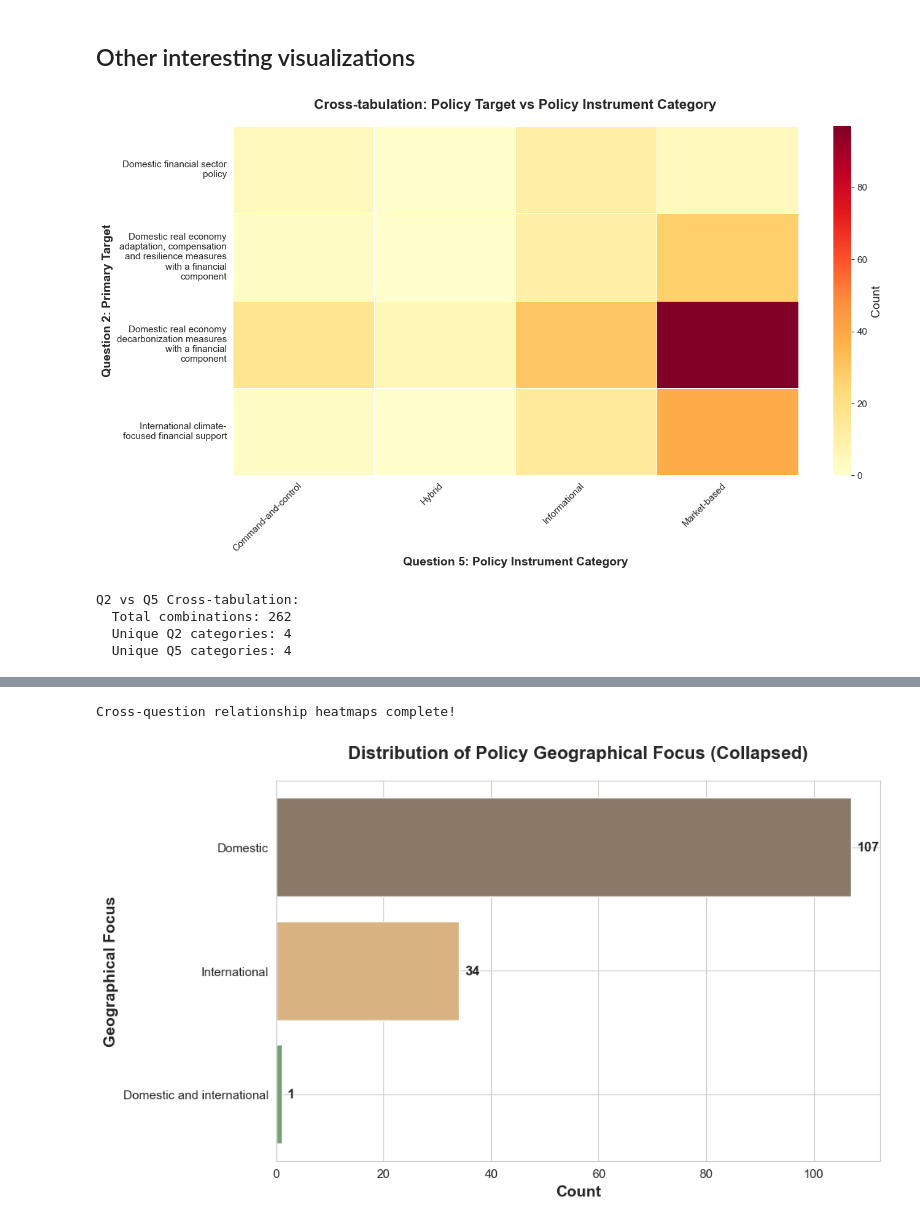
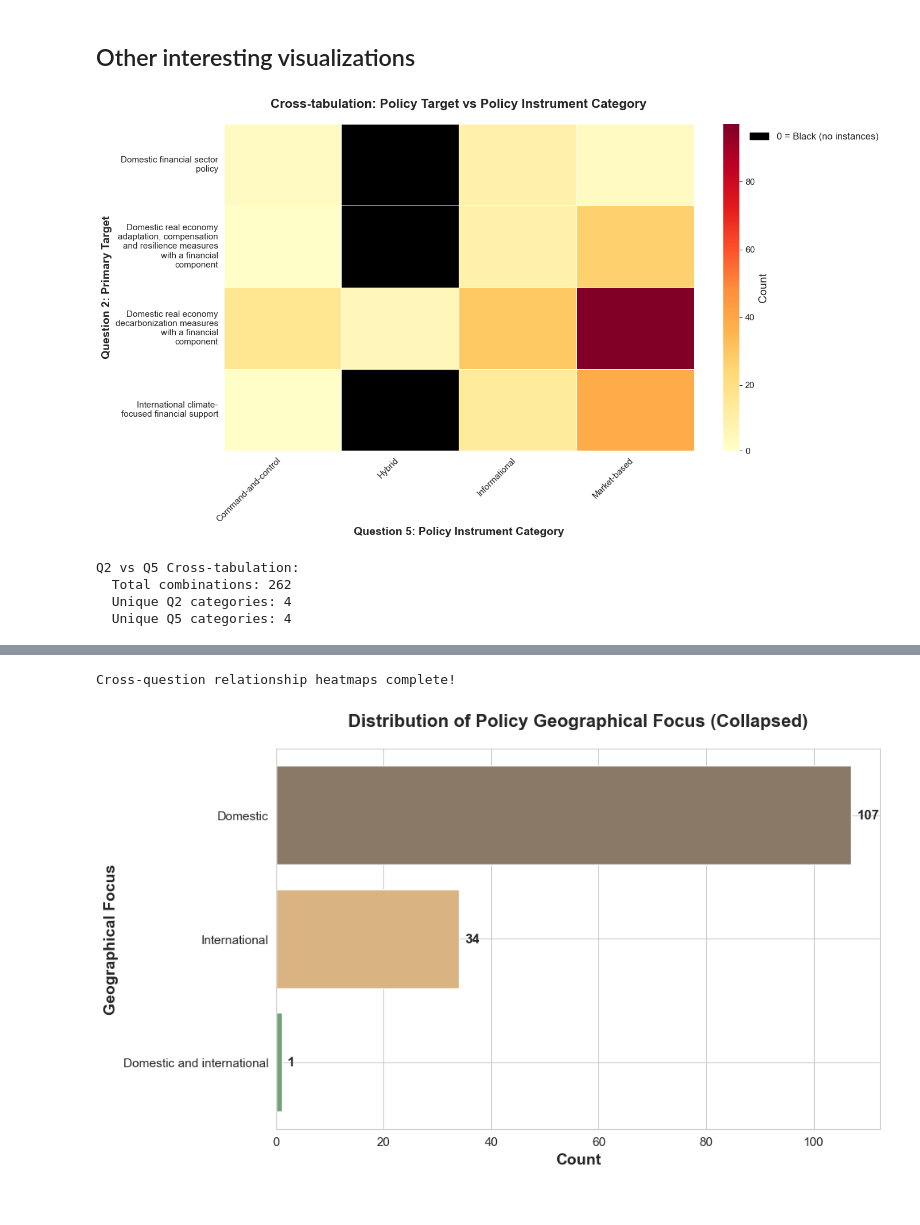
Before and after one commit to georgiaray/VectorLaw, a Jupyter notebook: phase_2/classification/visualization.ipynb, the cells around one changed output, grey strips where cells are left out. Cells and saved outputs as stored; diff of their text form; code cells hidden in the pictures.

Commit message:
Update classification and visualization notebooks

```diff
--- a/phase_2/classification/visualization.ipynb
+++ b/phase_2/classification/visualization.ipynb
@@ -1225,6 +1225,7 @@ ____
 ## 1. Cross-Question Relationship Heatmaps
 
 import textwrap
+import matplotlib as mpl
 
 # Set up plotting style
 sns.set_style("whitegrid")
@@ -1248,10 +1249,53 @@ def wrap_labels(ax, axis='x', width=25):
         wrapped_labels = [textwrap.fill(l, width) for l in labels]
         ax.set_yticklabels(wrapped_labels, rotation=0)
 
+def heatmap_with_black_zero(data, ax, cmap="YlOrRd", **kwargs):
+    """
+    Custom heatmap that displays zeros as black.
+    Returns the (QuadMesh, colorbar) tuple.
+    Also adds a small black patch to the colorbar to denote '0 = Black' meaning.
+    """
+    norm = mpl.colors.Normalize(vmin=data.min().min(), vmax=data.max().max())
+    colors = plt.get_cmap(cmap)(np.linspace(0,1,256))
+    black = np.array([[0,0,0,1]])
+    lst_colors = np.vstack([black, colors[1:]])
+    listed = mpl.colors.ListedColormap(lst_colors)
+    class ZeroBlackNormalize(mpl.colors.Normalize):
+        def __init__(self, vmin=None, vmax=None):
+            super().__init__(vmin, vmax)
+        def __call__(self, value, clip=None):
+            arr = np.ma.masked_invalid(value)
+            # If vmax==1: only 0 and 1 possible
+            if self.vmax <= 1:
+                normed = np.where(arr<=0, 0, 1)
+            else:
+                normed = np.where(arr<=0, 0,
+                             (arr - 1) / (self.vmax - 1) * (len(lst_colors)-2) + 1 )
+            return normed / (len(lst_colors)-1)
+    # Plot heatmap
+    mesh = sns.heatmap(
+        data,
+        ax=ax,
+        cmap=listed,
+        norm=ZeroBlackNormalize(vmin=0, vmax=data.max().max()),
+        **kwargs
+    )
+    # Add a black patch on colorbar to explain "0 = Black"
+    cbar = mesh.collections[0].colorbar
+    if cbar is not None:
+        from matplotlib.patches import Patch
+        # Find current ticks and their colors
+        # Add a black patch with label '0 = Black (no instances)'
+        handles = []
+        handles.append(Patch(facecolor='black', edgecolor='black', label='0 = Black (no instances)'))
+        # Try to keep existing colorbar ticks, but not override main ones
+        cbar.ax.figure.subplots_adjust(right=0.85)
+        # Place the legend for black at the top of the colorbar
+        cbar.ax.legend(handles=handles, bbox_to_anchor=(1.1, 1), loc='upper left', frameon=False)
+    return mesh
+
 # 1.1 Question 2 vs Question 5 (Policy Target vs Policy Instrument Category)
-# Use the normalized question_2_df and question_5_split for better accuracy
 if 'question_2' in question_2_df.columns and 'category' in question_5_split.columns:
-    # Normalize Q2 categories to match the normalization function used earlier
     def normalize_q2_category(cat):
         if not cat or not isinstance(cat, str):
             return None
@@ -1267,21 +1311,15 @@ if 'question_2' in question_2_df.columns and 'category' in question_5_split.colu
             return "Domestic financial sector policy"
         return cat
 
-    # Get unique Q2 categories per document (normalized)
     q2_per_doc = question_2_df.groupby('unique_id')['question_2'].apply(
         lambda x: [normalize_q2_category(c) for c in x.unique() if normalize_q2_category(c)]
     ).to_dict()
-
-    # Get unique Q5 categories per document
     q5_per_doc = question_5_split.groupby('unique_id')['category'].apply(
         lambda x: x.unique().tolist()
     ).to_dict()
-
-    # Build cross-tabulation data
     q2_q5_data = []
     all_q2_cats = set()
     all_q5_cats = set()
-
     for uid in set(q2_per_doc.keys()) & set(q5_per_doc.keys()):
         q2_cats = q2_per_doc[uid]
         q5_cats = q5_per_doc[uid]
@@ -1294,17 +1332,15 @@ if 'question_2' in question_2_df.columns and 'category' in question_5_split.colu
                     })
                     all_q2_cats.add(q2_cat)
                     all_q5_cats.add(q5_cat)
-
     if q2_q5_data:
         q2_q5_df = pd.DataFrame(q2_q5_data)
         crosstab = pd.crosstab(q2_q5_df['Q2_Category'], q2_q5_df['Q5_Category'])
-
         fig, ax = plt.subplots(figsize=(14, 8))
-        # Fill NaN with 0 and do NOT show annotations
         crosstab_filled = crosstab.fillna(0)
-        sns.heatmap(crosstab_filled, annot=False, cmap='YlOrRd', ax=ax,
-                   cbar_kws={'label': 'Count'}, linewidths=0.5,
-                   vmin=0)
+        heatmap_with_black_zero(
+            crosstab_filled, annot=False, ax=ax, linewidths=0.5, cbar_kws={'label': 'Count'},
+            cmap='YlOrRd'
+        )
         ax.set_xlabel('Question 5: Policy Instrument Category', fontsize=14, fontweight='bold')
         ax.set_ylabel('Question 2: Primary Target', fontsize=14, fontweight='bold')
         ax.set_title('Cross-tabulation: Policy Target vs Policy Instrument Category',
@@ -1313,7 +1349,6 @@ if 'question_2' in question_2_df.columns and 'category' in question_5_split.colu
         wrap_labels(ax, 'y', width=25)
         plt.tight_layout()
         plt.show()
-
         print(f"\nQ2 vs Q5 Cross-tabulation:")
         print(f"  Total combinations: {len(q2_q5_data)}")
         print(f"  Unique Q2 categories: {len(all_q2_cats)}")
@@ -1321,23 +1356,20 @@ if 'question_2' in question_2_df.columns and 'category' in question_5_split.colu
 
 # 1.2 Question 3 Category vs Question 4 Market Failures
 if 'category' in question_3_split.columns and 'question_4' in question_4_split.columns:
-    # Merge on unique_id to get relationships
     q3_q4_merged = pd.merge(
         question_3_split[['unique_id', 'category']].drop_duplicates(),
         question_4_split[['unique_id', 'question_4']].drop_duplicates(),
         on='unique_id',
         how='inner'
     )
-
     if not q3_q4_merged.empty:
         crosstab = pd.crosstab(q3_q4_merged['category'], q3_q4_merged['question_4'])
-
         fig, ax = plt.subplots(figsize=(14, 6))
-        # Fill NaN with 0 and do NOT show annotations
         crosstab_filled = crosstab.fillna(0)
-        sns.heatmap(crosstab_filled, annot=False, cmap='Blues', ax=ax,
-                   cbar_kws={'label': 'Count'}, linewidths=0.5,
-                   vmin=0)
+        heatmap_with_black_zero(
+            crosstab_filled, annot=False, ax=ax, linewidths=0.5, cbar_kws={'label': 'Count'},
+            cmap='Blues'
+        )
         ax.set_xlabel('Question 4: Market Failure', fontsize=14, fontweight='bold')
         ax.set_ylabel('Question 3: Subject Category', fontsize=14, fontweight='bold')
         ax.set_title('Cross-tabulation: Subject Category vs Market Failure Addressed',
@@ -1349,8 +1381,6 @@ if 'category' in question_3_split.columns and 'question_4' in question_4_split.c
 
 # 1.3 Question 2 Category vs Question 4 Market Failures
 if 'question_2' in question_2_df.columns and 'question_4' in question_4_split.columns:
-    # Merge on unique_id to get relationships
-    # Normalize Q2 as above for consistency
     def normalize_q2_category(cat):
         if not cat or not isinstance(cat, str):
             return None
@@ -1362,40 +1392,38 @@ if 'question_2' in question_2_df.columns and 'question_4' in question_4_split.co
             return "Domestic real economy adaptation, compensation and resilience measures with a financial component"
         if cat.startswith("Domestic real economy decarbonization"):
             return "Domestic real economy decarbonization measures with a financial component"
         if cat.startswith("Domestic financial sector"):
             return "Domestic financial sector policy"
         return cat
 
     temp_q2_df = question_2_df.copy()
     temp_q2_df['normalized_q2'] = temp_q2_df['question_2'].apply(normalize_q2_category)
     q2_q4_merged = pd.merge(
         temp_q2_df[['unique_id', 'normalized_q2']].drop_duplicates(),
         question_4_split[['unique_id', 'question_4']].drop_duplicates(),
         on='unique_id',
         how='inner'
     )
-
     if not q2_q4_merged.empty:
         crosstab = pd.crosstab(q2_q4_merged['normalized_q2'], q2_q4_merged['question_4'])
-
         fig, ax = plt.subplots(figsize=(12, 6))
-        # Fill NaN with 0 and do NOT show annotations
         crosstab_filled = crosstab.fillna(0)
-        sns.heatmap(crosstab_filled, annot=False, cmap='Greens', ax=ax,
-                   cbar_kws={'label': 'Count'}, linewidths=0.5,
-                   vmin=0)
+        heatmap_with_black_zero(
+            crosstab_filled, annot=False, ax=ax, linewidths=0.5, cbar_kws={'label': 'Count'},
+            cmap='Greens'
+        )
         ax.set_xlabel('Question 4: Market Failure', fontsize=14, fontweight='bold')
         ax.set_ylabel('Question 2: Primary Target', fontsize=14, fontweight='bold')
         ax.set_title('Cross-tabulation: Policy Target vs Market Failure Addressed',
                      fontsize=16, fontweight='bold', pad=20)
         wrap_labels(ax, 'x', width=25)
         wrap_labels(ax, 'y', width=25)
         plt.tight_layout()
         plt.show()
 
 print("Cross-question relationship heatmaps complete!")
 # %% [output]
-[figure, old version]
+[figure, new version]
 Q2 vs Q5 Cross-tabulation:
   Total combinations: 262
   Unique Q2 categories: 4
```
Also changed, not shown: parts of 2 cells of this notebook, 2 other files.
